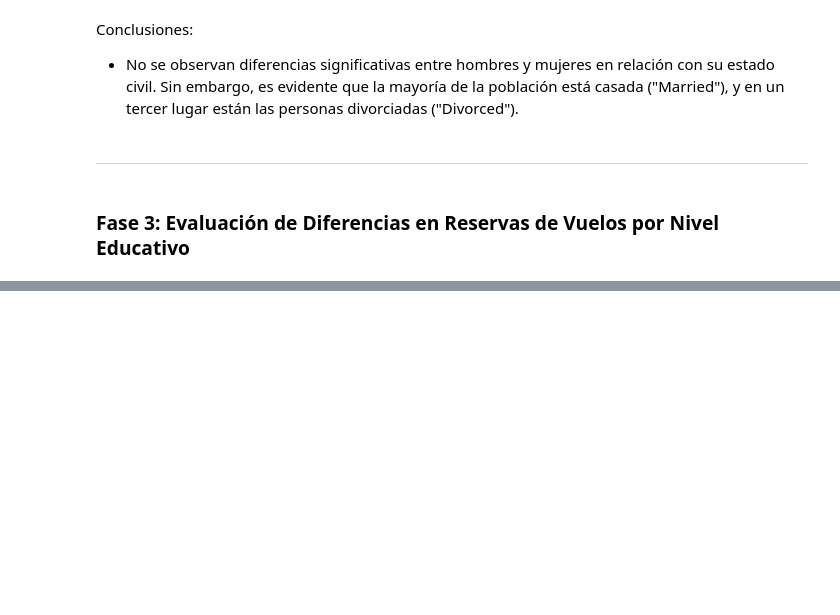
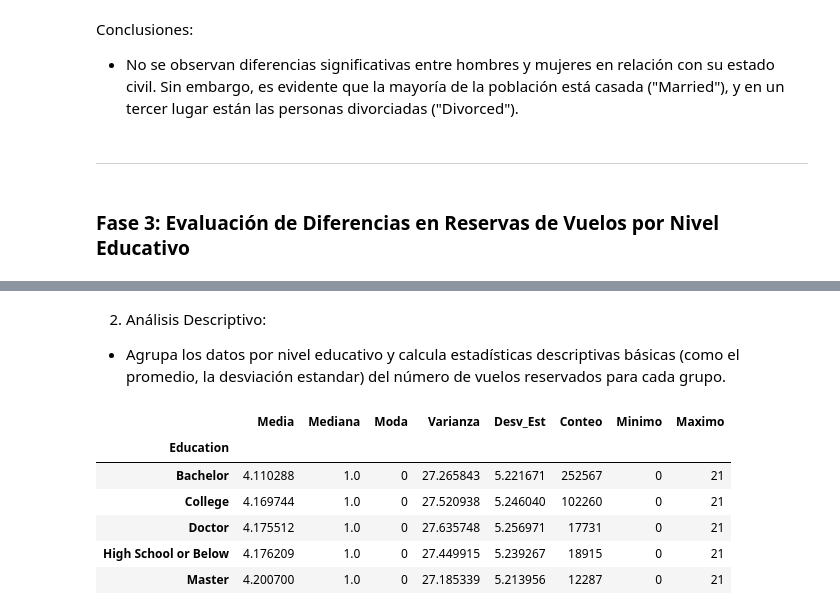
Before and after one commit to Adalab/bda-modulo-3-evaluacion-final-BrigitteManriqueB, a Jupyter notebook: Evaluacion_Final_Modulo_3.ipynb, the cells around one changed output, grey strips where cells are left out. Cells and saved outputs as stored; diff of their text form; code cells hidden in the pictures; blank space fills up the shorter version.

```diff
--- a/Evaluacion_Final_Modulo_3.ipynb
+++ b/Evaluacion_Final_Modulo_3.ipynb
@@ -1168,0 +1186,22 @@ significativa en el número de vuelos reservados entre los diferentes niveles ed
+# %% [markdown]
+2. Análisis Descriptivo:
+-   Agrupa los datos por nivel educativo y calcula estadísticas descriptivas básicas (como el promedio, la desviación estandar) del número de  vuelos reservados para cada grupo.
+# %%
+# Agrupo las dos columnas y muestro sus estadísticas
+df_educacion_agrupada = df_educacion_filtrado.groupby('Education')['Flights Booked'].agg(Media='mean',
+    Mediana = 'median',
+    Moda= pd.Series.mode,
+    Varianza = 'var',
+    Desv_Est='std',
+    Conteo='count',
+    Minimo='min',
+    Maximo='max')
+df_educacion_agrupada
+# %% [output]
+|  | Media | Mediana | Moda | Varianza | Desv_Est | Conteo | Minimo | Maximo |
+| Education |  |  |  |  |  |  |  |  |
+| Bachelor | 4.110288 | 1.0 | 0 | 27.265843 | 5.221671 | 252567 | 0 | 21 |
+| College | 4.169744 | 1.0 | 0 | 27.520938 | 5.246040 | 102260 | 0 | 21 |
+| Doctor | 4.175512 | 1.0 | 0 | 27.635748 | 5.256971 | 17731 | 0 | 21 |
+| High School or Below | 4.176209 | 1.0 | 0 | 27.449915 | 5.239267 | 18915 | 0 | 21 |
+| Master | 4.200700 | 1.0 | 0 | 27.185339 | 5.213956 | 12287 | 0 | 21 |
```
Also changed, not shown: parts of 6 cells of this notebook.
